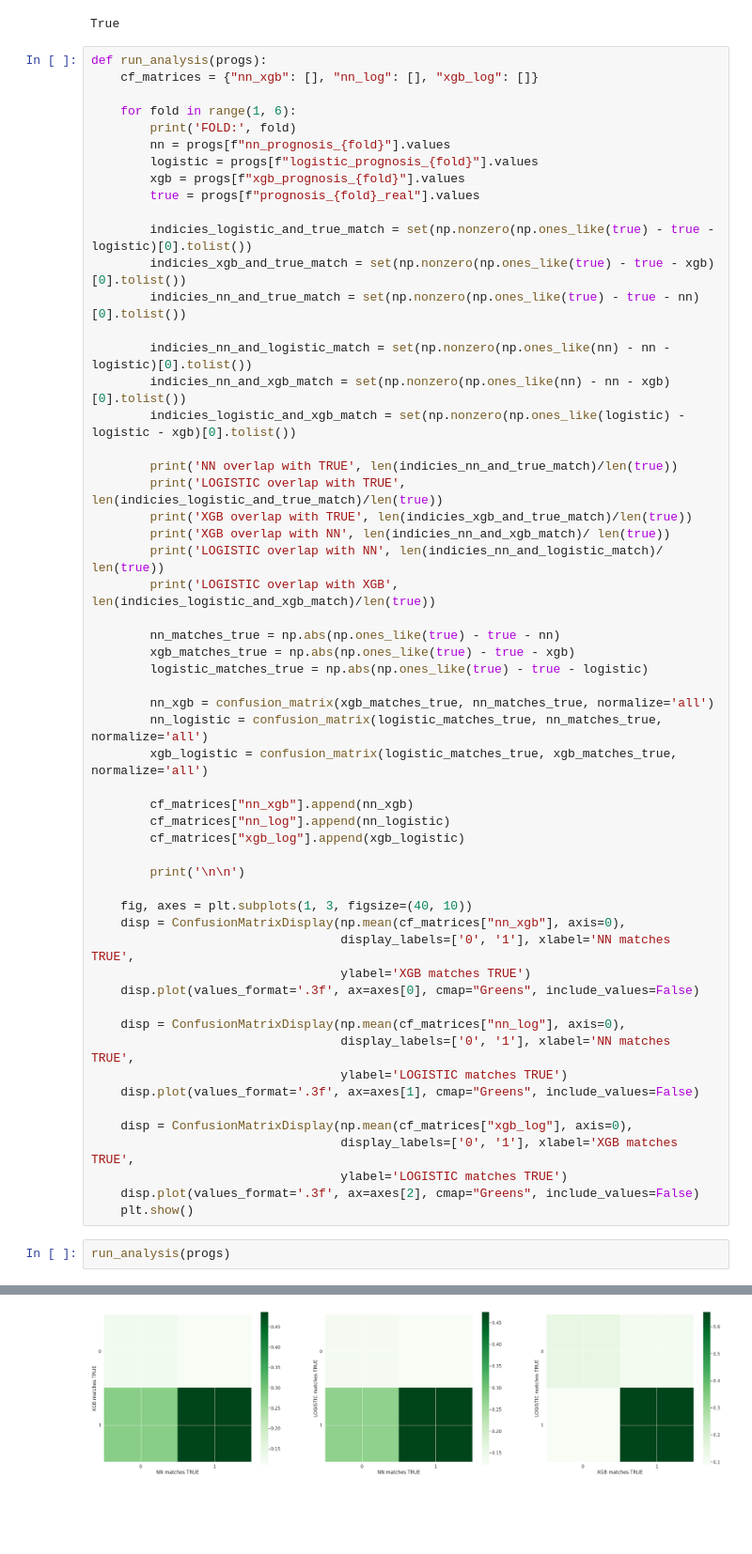
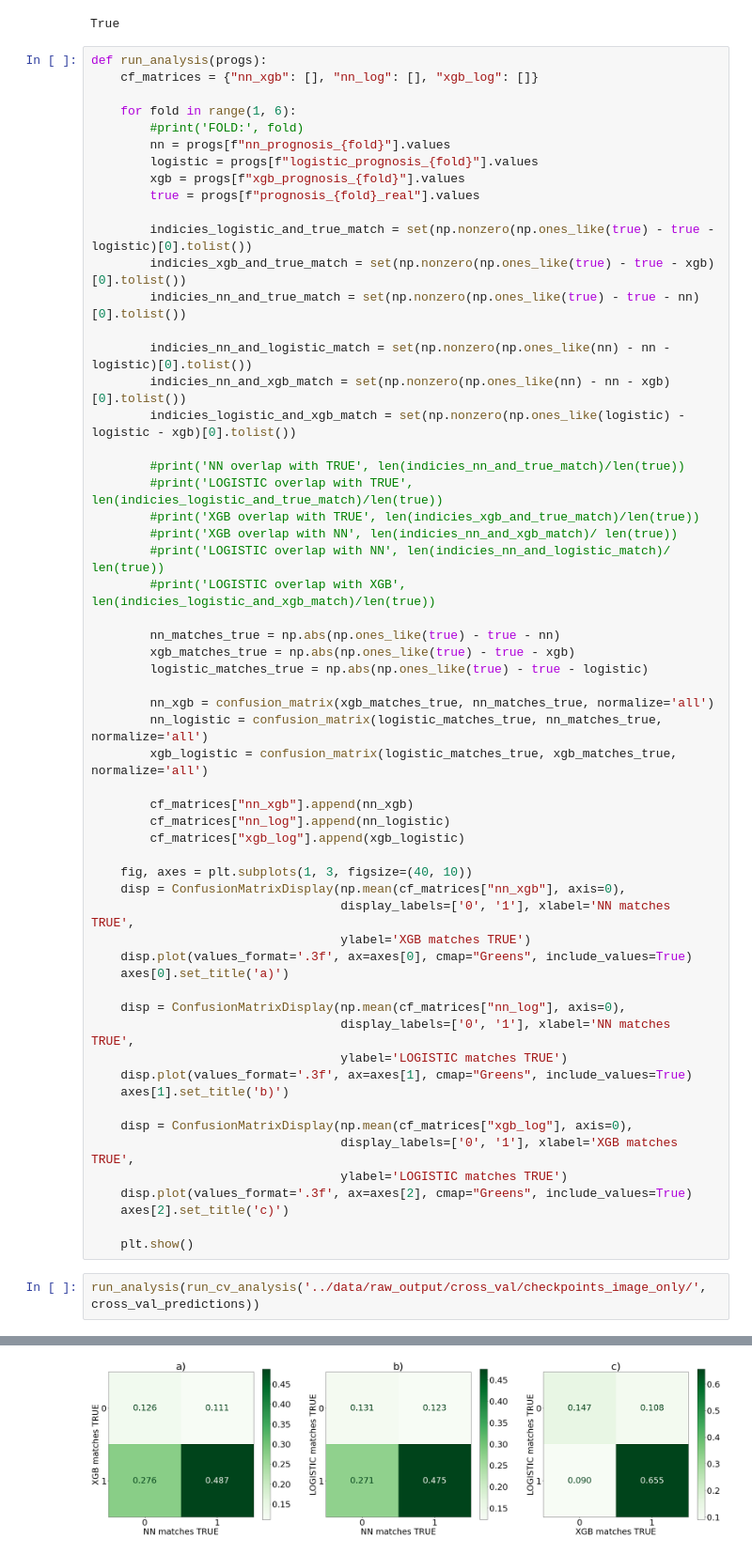
Before and after one commit to csabaiBio/ai4covid, a Jupyter notebook: notebooks/confusion_matrices_between_baseline_and_precision.ipynb, the cells around one changed output, grey strips where cells are left out. Shown: that part at 94% size. Cells and saved outputs as stored; diff of their text form; blank space fills up the shorter version.

```diff
--- a/notebooks/confusion_matrices_between_baseline_and_precision.ipynb
+++ b/notebooks/confusion_matrices_between_baseline_and_precision.ipynb
@@ -671,7 +165,7 @@ def run_analysis(progs):
     cf_matrices = {"nn_xgb": [], "nn_log": [], "xgb_log": []}
 
     for fold in range(1, 6):
-        print('FOLD:', fold)
+        #print('FOLD:', fold)
         nn = progs[f"nn_prognosis_{fold}"].values
         logistic = progs[f"logistic_prognosis_{fold}"].values
         xgb = progs[f"xgb_prognosis_{fold}"].values
@@ -685,12 +179,12 @@ def run_analysis(progs):
         indicies_nn_and_xgb_match = set(np.nonzero(np.ones_like(nn) - nn - xgb)[0].tolist())
         indicies_logistic_and_xgb_match = set(np.nonzero(np.ones_like(logistic) - logistic - xgb)[0].tolist())
 
-        print('NN overlap with TRUE', len(indicies_nn_and_true_match)/len(true))
-        print('LOGISTIC overlap with TRUE', len(indicies_logistic_and_true_match)/len(true))
-        print('XGB overlap with TRUE', len(indicies_xgb_and_true_match)/len(true))
-        print('XGB overlap with NN', len(indicies_nn_and_xgb_match)/ len(true))
-        print('LOGISTIC overlap with NN', len(indicies_nn_and_logistic_match)/ len(true))
-        print('LOGISTIC overlap with XGB', len(indicies_logistic_and_xgb_match)/len(true))
+        #print('NN overlap with TRUE', len(indicies_nn_and_true_match)/len(true))
+        #print('LOGISTIC overlap with TRUE', len(indicies_logistic_and_true_match)/len(true))
+        #print('XGB overlap with TRUE', len(indicies_xgb_and_true_match)/len(true))
+        #print('XGB overlap with NN', len(indicies_nn_and_xgb_match)/ len(true))
+        #print('LOGISTIC overlap with NN', len(indicies_nn_and_logistic_match)/ len(true))
+        #print('LOGISTIC overlap with XGB', len(indicies_logistic_and_xgb_match)/len(true))
 
         nn_matches_true = np.abs(np.ones_like(true) - true - nn)
         xgb_matches_true = np.abs(np.ones_like(true) - true - xgb)
@@ -704,24 +198,26 @@ def run_analysis(progs):
         cf_matrices["nn_log"].append(nn_logistic)
         cf_matrices["xgb_log"].append(xgb_logistic)
 
-        print('\n\n')
-
     fig, axes = plt.subplots(1, 3, figsize=(40, 10))
     disp = ConfusionMatrixDisplay(np.mean(cf_matrices["nn_xgb"], axis=0),
                                   display_labels=['0', '1'], xlabel='NN matches TRUE',
                                   ylabel='XGB matches TRUE')
-    disp.plot(values_format='.3f', ax=axes[0], cmap="Greens", include_values=False)
+    disp.plot(values_format='.3f', ax=axes[0], cmap="Greens", include_values=True)
+    axes[0].set_title('a)')
 
     disp = ConfusionMatrixDisplay(np.mean(cf_matrices["nn_log"], axis=0),
                                   display_labels=['0', '1'], xlabel='NN matches TRUE',
                                   ylabel='LOGISTIC matches TRUE')
-    disp.plot(values_format='.3f', ax=axes[1], cmap="Greens", include_values=False)
+    disp.plot(values_format='.3f', ax=axes[1], cmap="Greens", include_values=True)
+    axes[1].set_title('b)')
 
     disp = ConfusionMatrixDisplay(np.mean(cf_matrices["xgb_log"], axis=0),
                                   display_labels=['0', '1'], xlabel='XGB matches TRUE',
                                   ylabel='LOGISTIC matches TRUE')
-    disp.plot(values_format='.3f', ax=axes[2], cmap="Greens", include_values=False)
+    disp.plot(values_format='.3f', ax=axes[2], cmap="Greens", include_values=True)
+    axes[2].set_title('c)')
+
     plt.show()
 # %%
-run_analysis(progs)
+run_analysis(run_cv_analysis('../data/raw_output/cross_val/checkpoints_image_only/', cross_val_predictions))
 # %% [output]
@@ -745,4 +224,4 @@ LOGISTIC overlap with XGB 0.8054298642533937
-[figure, old version]
+[figure, new version]
 # %%
 run_analysis(run_cv_analysis('../data/raw_output/cross_val/checkpoints/CROSS_VAL_paper_v1_w_ES/',
                              cross_val_predictions))
```
Also changed, not shown: parts of 5 cells of this notebook, 5 other files.
